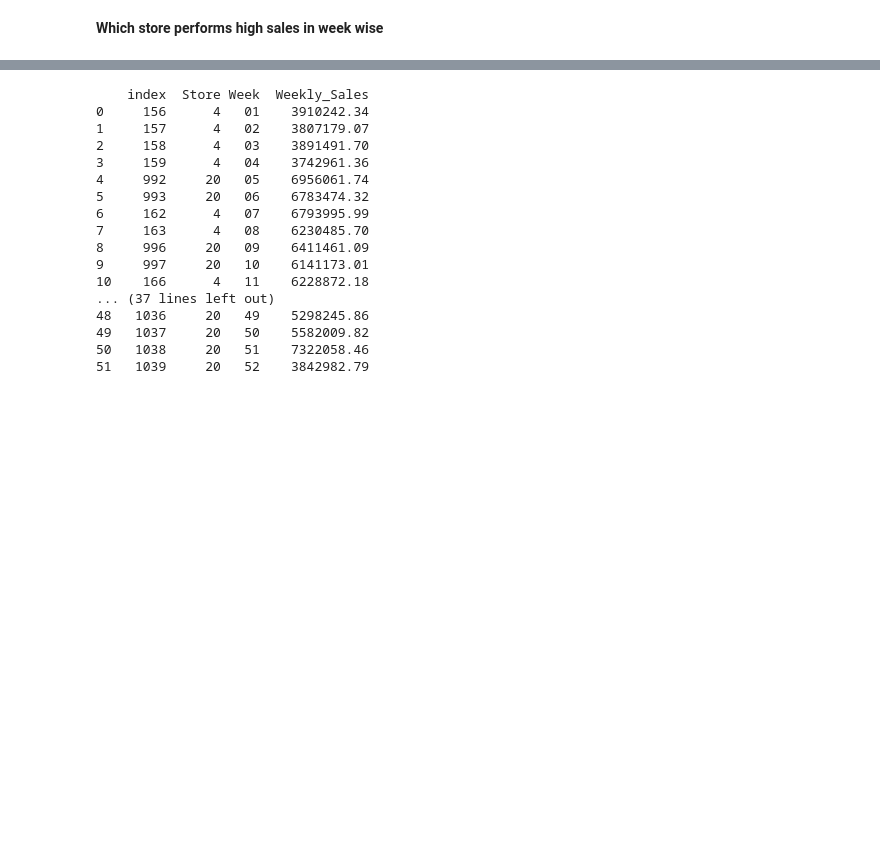
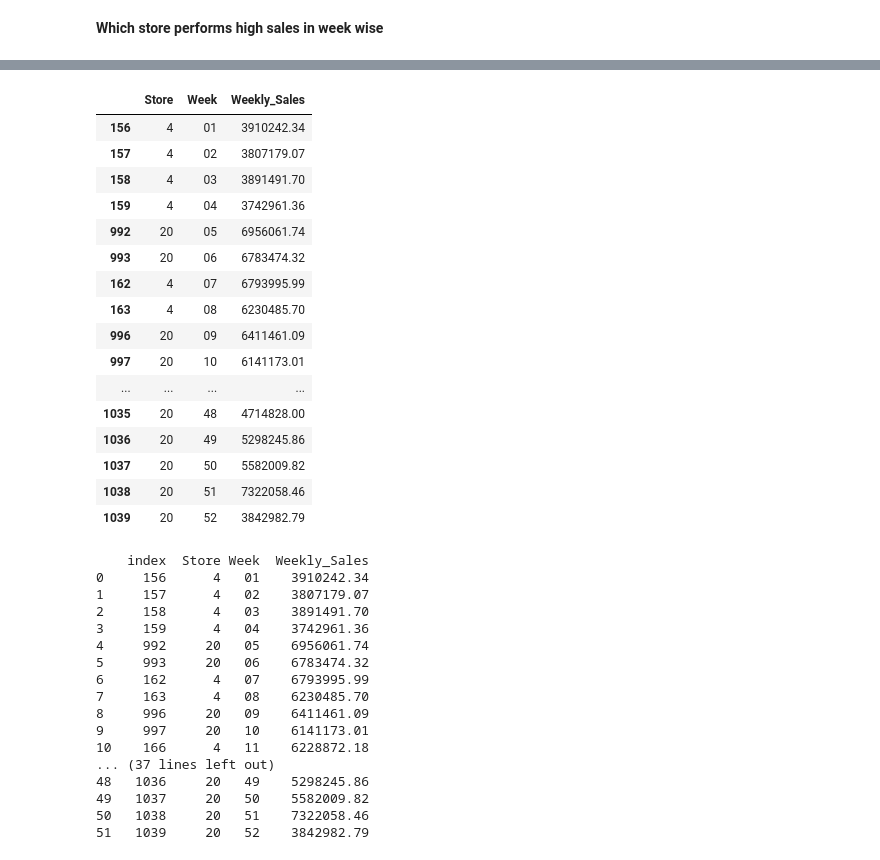
Before and after one commit to GDharan10/Analysis1_RetailSalsesForecast, a Jupyter notebook: RetailSalsesForecast.ipynb, the cells around one changed output, grey strips where cells are left out. Drawn from its saved outputs; the diff is of its cells as text; code cells hidden in the pictures; blank space fills up the shorter version.

```diff
--- a/RetailSalsesForecast.ipynb
+++ b/RetailSalsesForecast.ipynb
@@ -153,0 +190,3 @@ dtype: int64
+# %%
+weekly_sales_by_store = sales_df.groupby(['Store', 'Week'])['Weekly_Sales'].sum().reset_index()
+weekly_sales_by_store
@@ -154,3 +207,23 @@ dtype: int64
+# %%
+weekly_sales_by_store.loc[weekly_sales_by_store.groupby('Week')['Weekly_Sales'].idxmax()]
+# %% [output]
+|  | Store | Week | Weekly_Sales |
+| 156 | 4 | 01 | 3910242.34 |
+| 157 | 4 | 02 | 3807179.07 |
+| 158 | 4 | 03 | 3891491.70 |
+| 159 | 4 | 04 | 3742961.36 |
+| 992 | 20 | 05 | 6956061.74 |
+| 993 | 20 | 06 | 6783474.32 |
+| 162 | 4 | 07 | 6793995.99 |
+| 163 | 4 | 08 | 6230485.70 |
+| 996 | 20 | 09 | 6411461.09 |
+| 997 | 20 | 10 | 6141173.01 |
+| ... | ... | ... | ... |
+| 1035 | 20 | 48 | 4714828.00 |
+| 1036 | 20 | 49 | 5298245.86 |
+| 1037 | 20 | 50 | 5582009.82 |
+| 1038 | 20 | 51 | 7322058.46 |
+| 1039 | 20 | 52 | 3842982.79 |
 # %%
 # Extracting week from the 'Date' column
 sales_df['Week'] = sales_df['Date'].dt.strftime('%U')
```
Also changed, not shown: parts of 6 cells of this notebook.
